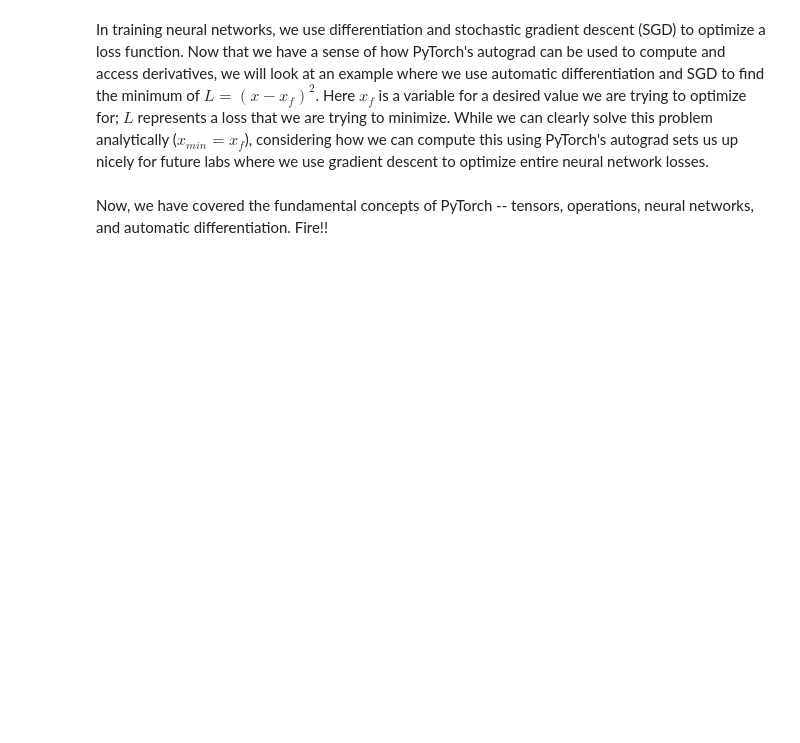
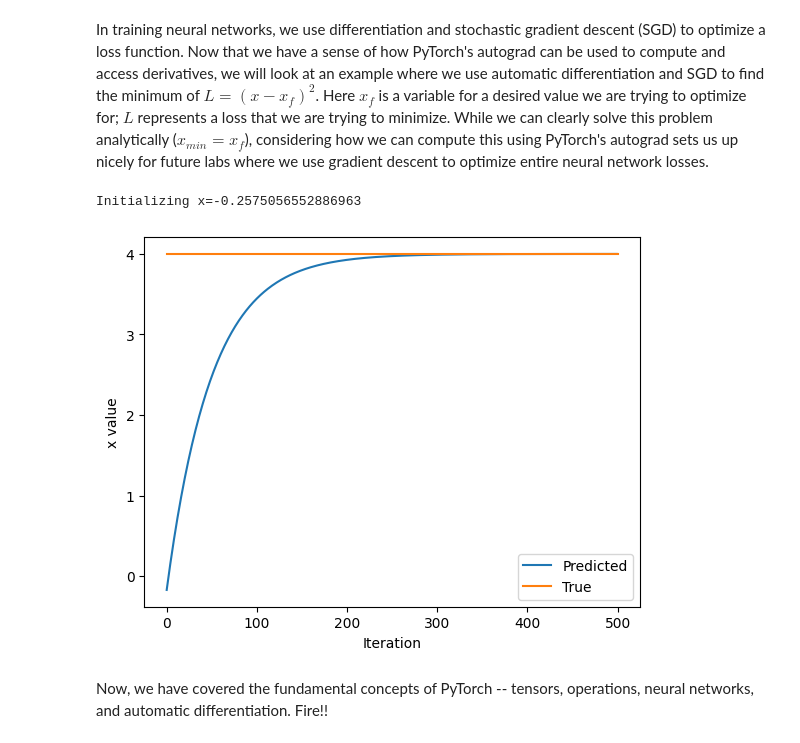
Before and after one commit to LynaBouikni/introtodeeplearning, a Jupyter notebook: lab1/PT_Part1_Intro.ipynb, the cells around one changed output. Saved outputs shown, nothing was run; the diff lists cells and outputs as text; code cells hidden in the pictures; blank space fills up the shorter version.

```diff
--- a/lab1/PT_Part1_Intro.ipynb
+++ b/lab1/PT_Part1_Intro.ipynb
@@ -320,34 +347,37 @@ In training neural networks, we use differentiation and stochastic gradient desc
 # Initialize a random value for our intial x
 x = torch.randn(1)
 print(f"Initializing x={x.item()}")
 
 learning_rate = 1e-2  # Learning rate
 history = []
 x_f = 4  # Target value
 
 
-# We will run gradient descent for a number of iterations. At each iteration, we compute the loss,
+#   We will run gradient descent for a number of iterations. At each iteration, we compute the loss,
 #   compute the derivative of the loss with respect to x, and perform the update.
 for i in range(500):
     x = torch.tensor([x], requires_grad=True)
 
     # TODO: Compute the loss as the square of the difference between x and x_f
-    loss = # TODO
+    loss = torch.square(x-x_f)
 
     # Backpropagate through the loss to compute gradients
     loss.backward()
 
     # Update x with gradient descent
     x = x.item() - learning_rate * x.grad
 
     history.append(x.item())
 
 # Plot the evolution of x as we optimize toward x_f!
 plt.plot(history)
 plt.plot([0, 500], [x_f, x_f])
 plt.legend(('Predicted', 'True'))
 plt.xlabel('Iteration')
 plt.ylabel('x value')
 plt.show()
+# %% [output]
+Initializing x=-0.2575056552886963
+[figure, added]
 # %% [markdown]
 Now, we have covered the fundamental concepts of PyTorch -- tensors, operations, neural networks, and automatic differentiation. Fire!!
```
Also changed, not shown: parts of 11 cells of this notebook.
